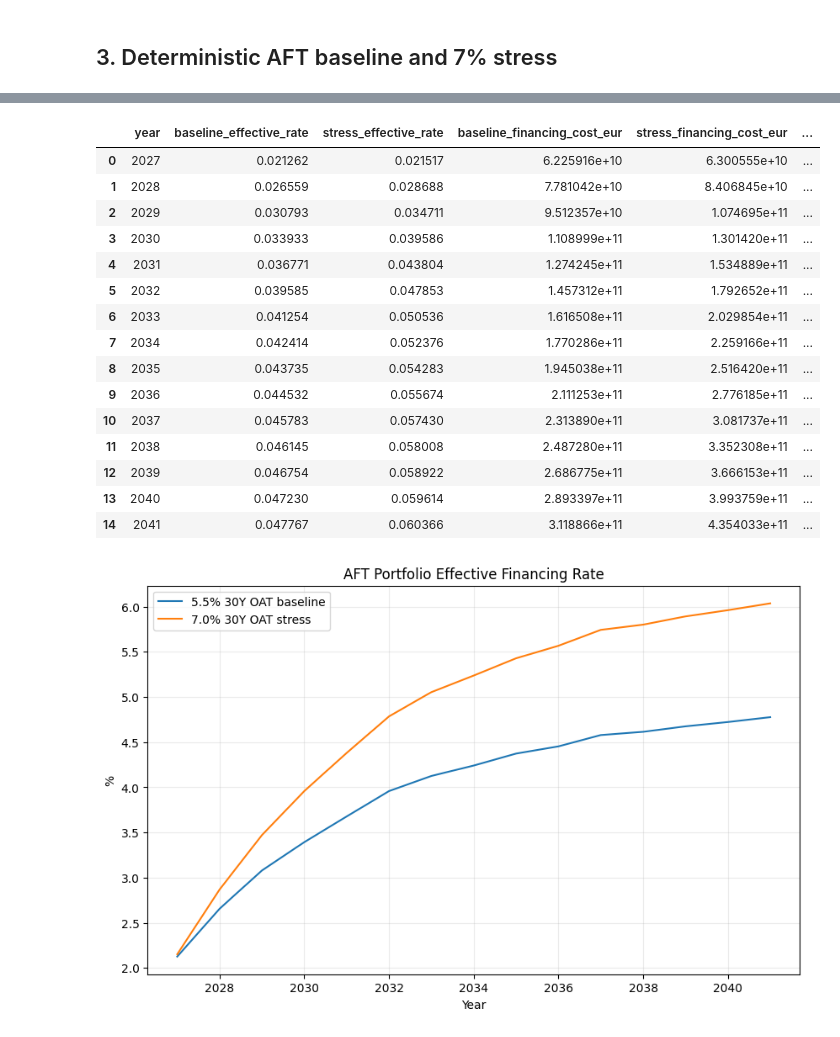
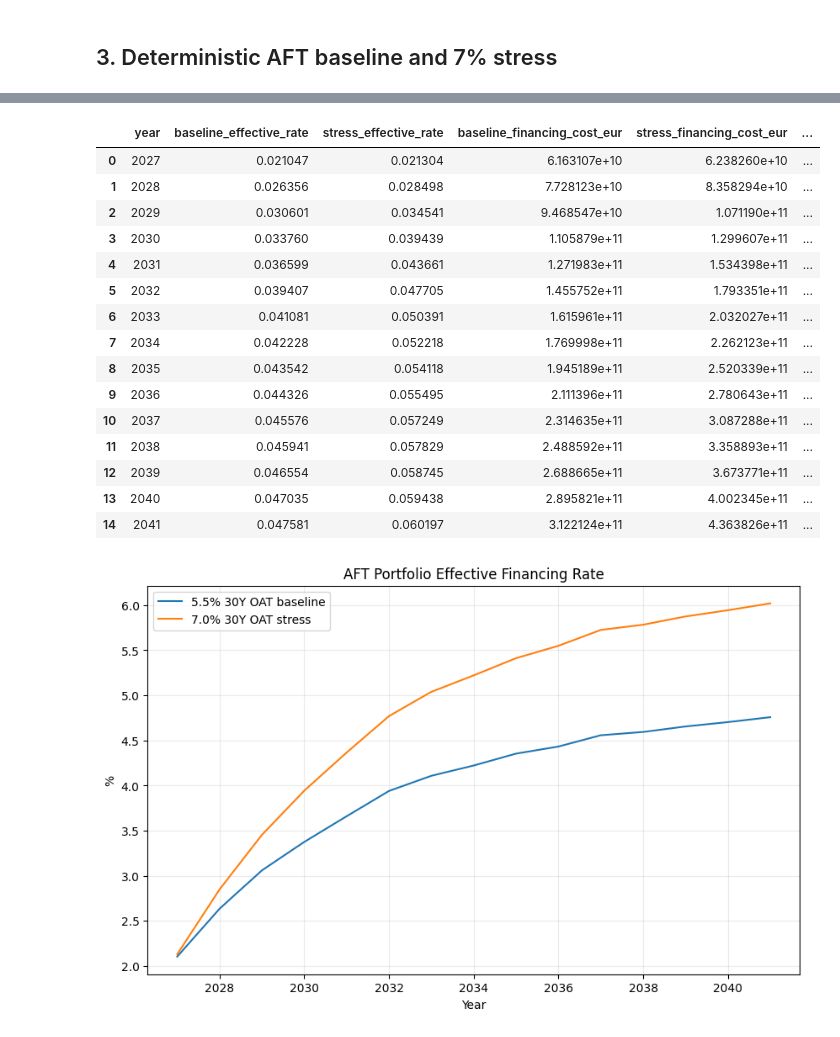
Before and after one commit to MikelCoti/french_oat_model, a Jupyter notebook: notebooks/02_stochastic_dsa.ipynb, the cells around one changed output, grey strips where cells are left out. Saved outputs shown, nothing was run; the diff lists cells and outputs as text; code cells hidden in the pictures.

```diff
--- a/notebooks/02_stochastic_dsa.ipynb
+++ b/notebooks/02_stochastic_dsa.ipynb
@@ -115,14 +127,20 @@ maturity_schedule(portfolio).head(15)
 # %% [markdown]
 ## 2. General-government starting calibration
 # %%
+# ============================================================
+# IMF-consistent starting point: end-2026
+# ============================================================
+
 BASELINE = {
-    "initial_gdp_eur": 3_053_028_980_214.01,
-    "initial_debt_gdp": 1.188,
-    "initial_primary_balance_gdp": -0.026,
-    "initial_interest_gdp": 0.026,
-    "effective_interest_rate": 0.0229,
+    "initial_gdp_eur": 3_056e9,
+    "initial_debt_gdp": 1.185,
+    "initial_primary_balance_gdp": -0.027,
+    "initial_interest_gdp": 0.025,
+
+    # Used only by the standalone deterministic AFT section
     "real_growth": 0.009,
-    "inflation": 0.019,
+    "inflation": 0.017,
+
     "start_year": 2027,
     "horizon_years": 15,
 }
@@ -142,6 +160,5 @@ print(f"Initial general-government GDP: €{BASELINE['initial_gdp_eur'] / 1e12:.
 print(f"Initial general-government debt: €{INITIAL_GG_DEBT_EUR / 1e12:.3f}tn")
 print(f"Initial debt/GDP: {BASELINE['initial_debt_gdp']:.1%}")
 print(f"Initial primary balance/GDP: {BASELINE['initial_primary_balance_gdp']:.1%}")
-print(f"Initial effective interest rate: {BASELINE['effective_interest_rate']:.2%}")
-print(f"2027 baseline nominal growth: {BASELINE['nominal_growth']:.2%}")
+print(f"2026 interest/GDP: {BASELINE['initial_interest_gdp']:.1%}")
 # %% [output]
@@ -208,7 +224,7 @@ assert np.isclose(
     1.0,
 )
 # %%
-aft_baseline_path, aft_baseline_final = simulate_portfolio_path(
+aft_55_sensitivity_path, aft_baseline_final = simulate_portfolio_path(
     initial_portfolio=portfolio,
     initial_gdp_eur=BASELINE["initial_gdp_eur"],
     start_year=BASELINE["start_year"],
@@ -221,7 +237,7 @@ aft_baseline_path, aft_baseline_final = simulate_portfolio_path(
     euro_inflation=BASELINE["inflation"],
 )
 
-aft_baseline_path[
+aft_55_sensitivity_path[
     [
         "year",
         "weighted_market_issue_rate",
@@ -265,51 +281,51 @@ stress_market_curves = {
 aft_stress_path, aft_stress_final = simulate_portfolio_path(
     initial_portfolio=portfolio,
     initial_gdp_eur=BASELINE["initial_gdp_eur"],
     start_year=BASELINE["start_year"],
     years=BASELINE["horizon_years"],
     nominal_growth=BASELINE["nominal_growth"],
     primary_balance_ratio=BASELINE["initial_primary_balance_gdp"],
     market_curves=stress_market_curves,
     issuance_plan=ISSUANCE_PLAN,
     french_inflation=BASELINE["inflation"],
     euro_inflation=BASELINE["inflation"],
 )
 
 aft_comparison = pd.DataFrame({
-    "year": aft_baseline_path["year"],
-    "baseline_effective_rate": aft_baseline_path["effective_financing_rate"],
+    "year": aft_55_sensitivity_path["year"],
+    "baseline_effective_rate": aft_55_sensitivity_path["effective_financing_rate"],
     "stress_effective_rate": aft_stress_path["effective_financing_rate"],
-    "baseline_financing_cost_eur": aft_baseline_path["total_financing_cost_eur"],
+    "baseline_financing_cost_eur": aft_55_sensitivity_path["total_financing_cost_eur"],
     "stress_financing_cost_eur": aft_stress_path["total_financing_cost_eur"],
 })
 
 aft_comparison["interest_cost_shock_eur"] = (
     aft_comparison["stress_financing_cost_eur"]
     - aft_comparison["baseline_financing_cost_eur"]
 )
 
 aft_comparison["interest_cost_shock_bn"] = (
     aft_comparison["interest_cost_shock_eur"] / 1e9
 )
 
 aft_comparison
 # %% [output]
 |  | year | baseline_effective_rate | stress_effective_rate | baseline_financing_cost_eur | stress_financing_cost_eur | ... |
-| 0 | 2027 | 0.021262 | 0.021517 | 6.225916e+10 | 6.300555e+10 | ... |
-| 1 | 2028 | 0.026559 | 0.028688 | 7.781042e+10 | 8.406845e+10 | ... |
-| 2 | 2029 | 0.030793 | 0.034711 | 9.512357e+10 | 1.074695e+11 | ... |
-| 3 | 2030 | 0.033933 | 0.039586 | 1.108999e+11 | 1.301420e+11 | ... |
-| 4 | 2031 | 0.036771 | 0.043804 | 1.274245e+11 | 1.534889e+11 | ... |
-| 5 | 2032 | 0.039585 | 0.047853 | 1.457312e+11 | 1.792652e+11 | ... |
-| 6 | 2033 | 0.041254 | 0.050536 | 1.616508e+11 | 2.029854e+11 | ... |
-| 7 | 2034 | 0.042414 | 0.052376 | 1.770286e+11 | 2.259166e+11 | ... |
-| 8 | 2035 | 0.043735 | 0.054283 | 1.945038e+11 | 2.516420e+11 | ... |
-| 9 | 2036 | 0.044532 | 0.055674 | 2.111253e+11 | 2.776185e+11 | ... |
-| 10 | 2037 | 0.045783 | 0.057430 | 2.313890e+11 | 3.081737e+11 | ... |
-| 11 | 2038 | 0.046145 | 0.058008 | 2.487280e+11 | 3.352308e+11 | ... |
-| 12 | 2039 | 0.046754 | 0.058922 | 2.686775e+11 | 3.666153e+11 | ... |
-| 13 | 2040 | 0.047230 | 0.059614 | 2.893397e+11 | 3.993759e+11 | ... |
-| 14 | 2041 | 0.047767 | 0.060366 | 3.118866e+11 | 4.354033e+11 | ... |
+| 0 | 2027 | 0.021047 | 0.021304 | 6.163107e+10 | 6.238260e+10 | ... |
+| 1 | 2028 | 0.026356 | 0.028498 | 7.728123e+10 | 8.358294e+10 | ... |
+| 2 | 2029 | 0.030601 | 0.034541 | 9.468547e+10 | 1.071190e+11 | ... |
+| 3 | 2030 | 0.033760 | 0.039439 | 1.105879e+11 | 1.299607e+11 | ... |
+| 4 | 2031 | 0.036599 | 0.043661 | 1.271983e+11 | 1.534398e+11 | ... |
+| 5 | 2032 | 0.039407 | 0.047705 | 1.455752e+11 | 1.793351e+11 | ... |
+| 6 | 2033 | 0.041081 | 0.050391 | 1.615961e+11 | 2.032027e+11 | ... |
+| 7 | 2034 | 0.042228 | 0.052218 | 1.769998e+11 | 2.262123e+11 | ... |
+| 8 | 2035 | 0.043542 | 0.054118 | 1.945189e+11 | 2.520339e+11 | ... |
+| 9 | 2036 | 0.044326 | 0.055495 | 2.111396e+11 | 2.780643e+11 | ... |
+| 10 | 2037 | 0.045576 | 0.057249 | 2.314635e+11 | 3.087288e+11 | ... |
+| 11 | 2038 | 0.045941 | 0.057829 | 2.488592e+11 | 3.358893e+11 | ... |
+| 12 | 2039 | 0.046554 | 0.058745 | 2.688665e+11 | 3.673771e+11 | ... |
+| 13 | 2040 | 0.047035 | 0.059438 | 2.895821e+11 | 4.002345e+11 | ... |
+| 14 | 2041 | 0.047581 | 0.060197 | 3.122124e+11 | 4.363826e+11 | ... |
 # %%
 fig, ax = plt.subplots(figsize=(10, 6))
 
```
Also changed, not shown: parts of 25 cells of this notebook, 1 other file.
